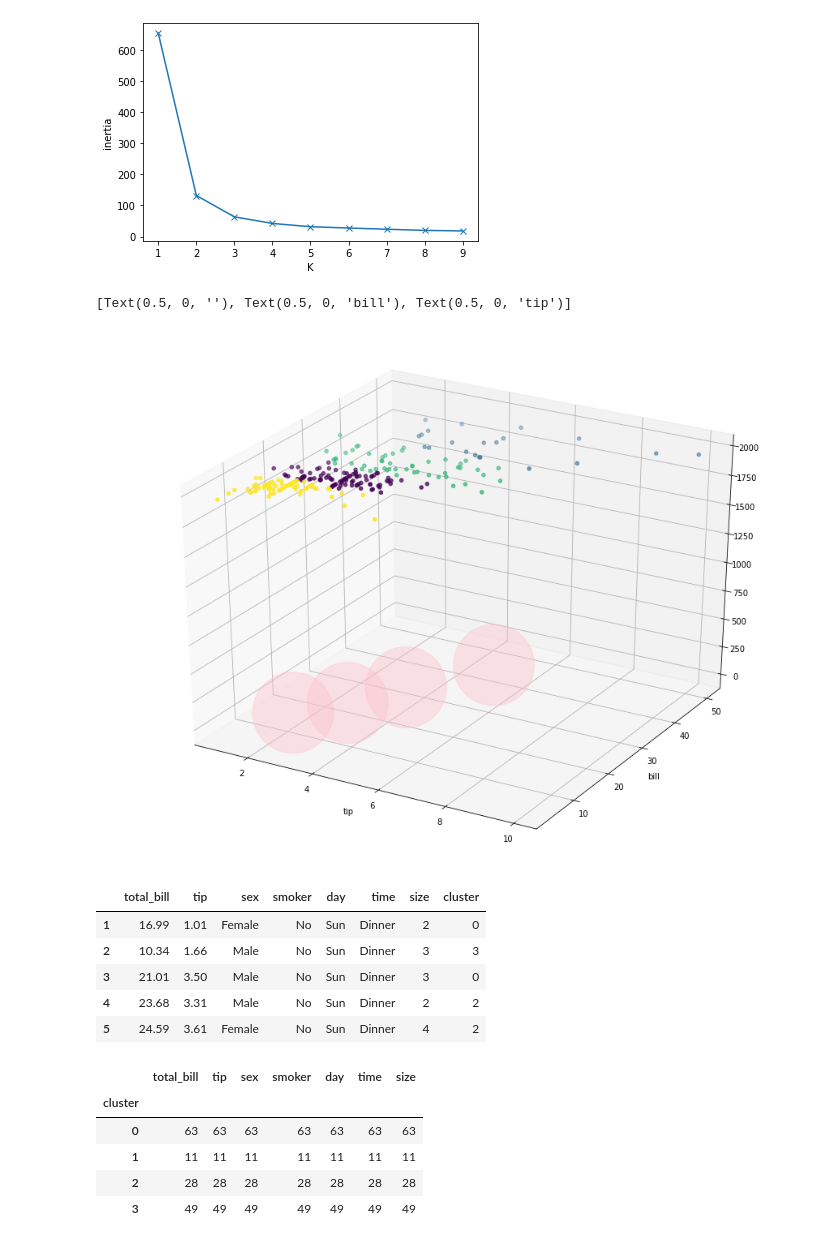
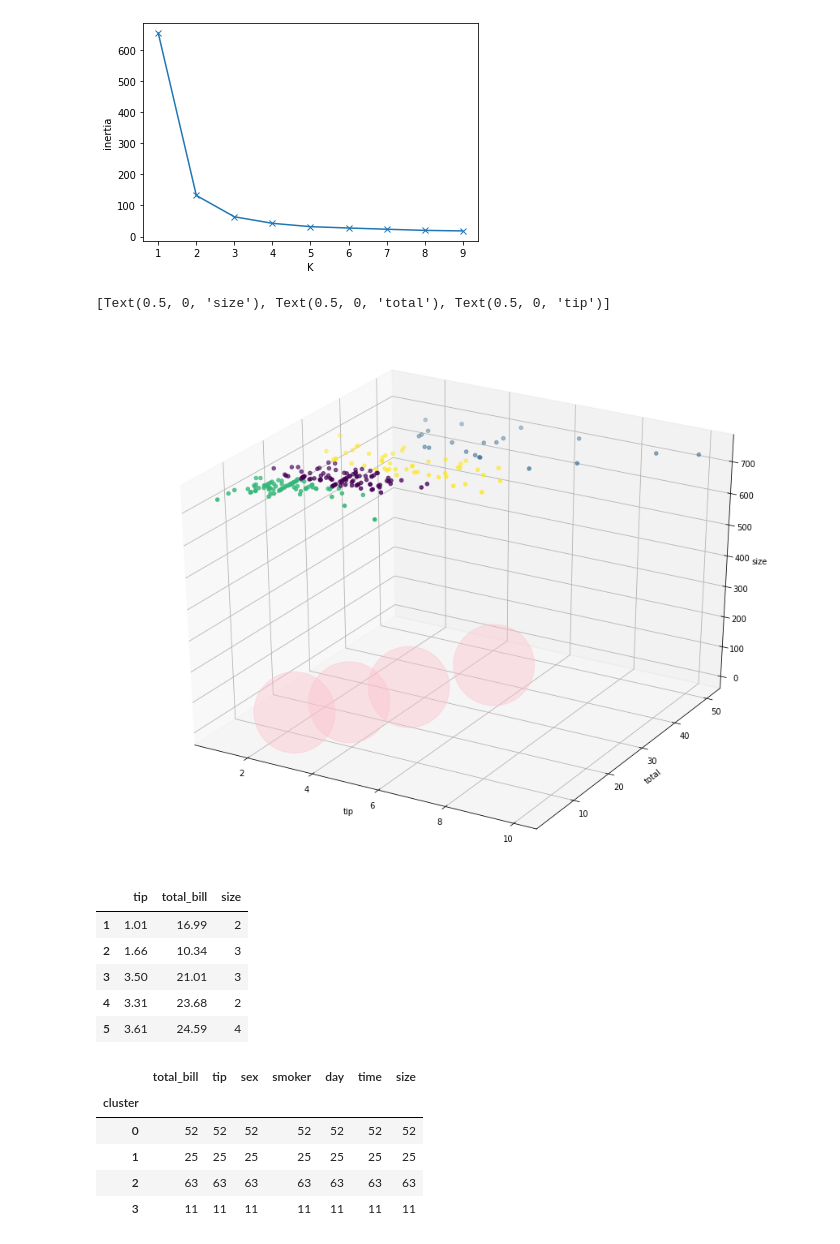
Before and after one commit to Johndsalas/ds-methodologies-exercises, a Jupyter notebook: clustering/model.ipynb, the cells around one changed output. Drawn from its saved outputs; the diff is of its cells as text; code cells hidden in the pictures.

```diff
--- a/clustering/model.ipynb
+++ b/clustering/model.ipynb
@@ -367,45 +367,43 @@ plt.ylabel('inertia')
 Text(0, 0.5, 'inertia')
 [figure]
 # %%
-X = df_tips[['tip','total_bill','size']]
+X_3d = df_tips[['tip','total_bill','size']]
 
 kmeans = KMeans(n_clusters=4)
-kmeans.fit(X)
+kmeans.fit(X_3d)
 
-centers = pd.DataFrame(kmeans.cluster_centers_, columns=X.columns)
-
-df_tips['cluster'] = kmeans.labels_
+centers_3d = pd.DataFrame(kmeans.cluster_centers_, columns=X_3d.columns)
 
 %matplotlib inline
 
 fig = plt.figure(figsize=(12, 9))
 ax = Axes3D(fig)
 
-ax.scatter(df_tips.tip, df_tips.total_bill, df_tips.size, c=kmeans.labels_)
-ax.scatter(centers.tip, centers.total_bill, centers.size, c='pink', s=10000, alpha=.4)
-ax.set(xlabel='tip', ylabel='bill', zlabel="")
+ax.scatter(X_3d.tip, X_3d.total_bill, X_3d.size, c=kmeans.labels_)
+ax.scatter(centers_3d.tip, centers_3d.total_bill, centers_3d.size, c='pink', s=10000, alpha=.4)
+ax.set(xlabel='tip', ylabel='total', zlabel='size')
 # %% [output]
-[Text(0.5, 0, ''), Text(0.5, 0, 'bill'), Text(0.5, 0, 'tip')]
+[Text(0.5, 0, 'size'), Text(0.5, 0, 'total'), Text(0.5, 0, 'tip')]
-[figure, old version]
+[figure, new version]
 # %%
-df_tips.head()
+X_3d.head()
 # %% [output]
-|  | total_bill | tip | sex | smoker | day | time | size | cluster |
-| 1 | 16.99 | 1.01 | Female | No | Sun | Dinner | 2 | 0 |
-| 2 | 10.34 | 1.66 | Male | No | Sun | Dinner | 3 | 3 |
-| 3 | 21.01 | 3.50 | Male | No | Sun | Dinner | 3 | 0 |
-| 4 | 23.68 | 3.31 | Male | No | Sun | Dinner | 2 | 2 |
-| 5 | 24.59 | 3.61 | Female | No | Sun | Dinner | 4 | 2 |
+|  | tip | total_bill | size |
+| 1 | 1.01 | 16.99 | 2 |
+| 2 | 1.66 | 10.34 | 3 |
+| 3 | 3.50 | 21.01 | 3 |
+| 4 | 3.31 | 23.68 | 2 |
+| 5 | 3.61 | 24.59 | 4 |
 # %%
 df_nonsmokers = df_tips[df_tips.smoker=='No'].groupby('cluster').count()
 df_nonsmokers
 # %% [output]
 |  | total_bill | tip | sex | smoker | day | time | size |
 | cluster |  |  |  |  |  |  |  |
-| 0 | 63 | 63 | 63 | 63 | 63 | 63 | 63 |
-| 1 | 11 | 11 | 11 | 11 | 11 | 11 | 11 |
-| 2 | 28 | 28 | 28 | 28 | 28 | 28 | 28 |
-| 3 | 49 | 49 | 49 | 49 | 49 | 49 | 49 |
+| 0 | 52 | 52 | 52 | 52 | 52 | 52 | 52 |
+| 1 | 25 | 25 | 25 | 25 | 25 | 25 | 25 |
+| 2 | 63 | 63 | 63 | 63 | 63 | 63 | 63 |
+| 3 | 11 | 11 | 11 | 11 | 11 | 11 | 11 |
 # %%
 df_smokers = df_tips[df_tips.smoker=='Yes'].groupby('cluster').count()
 df_smokers.head()
```
Also changed, not shown: parts of 18 cells of this notebook, 4 other files.
